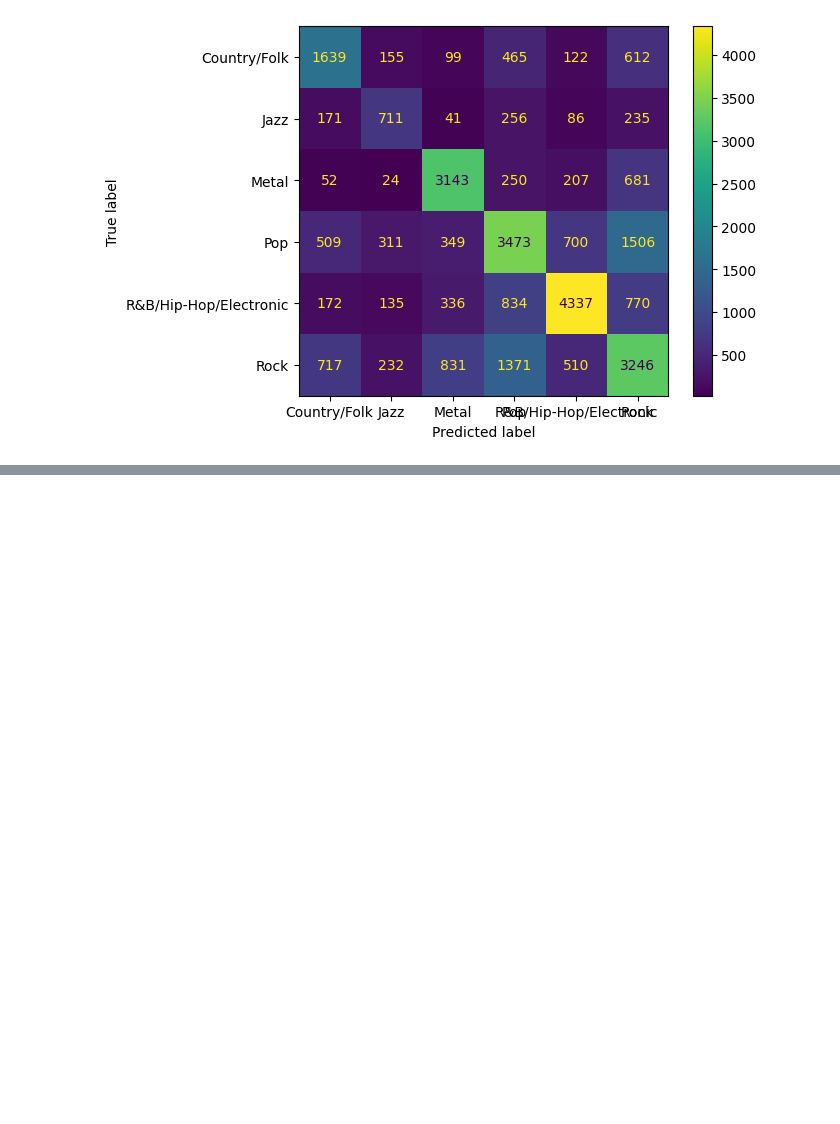
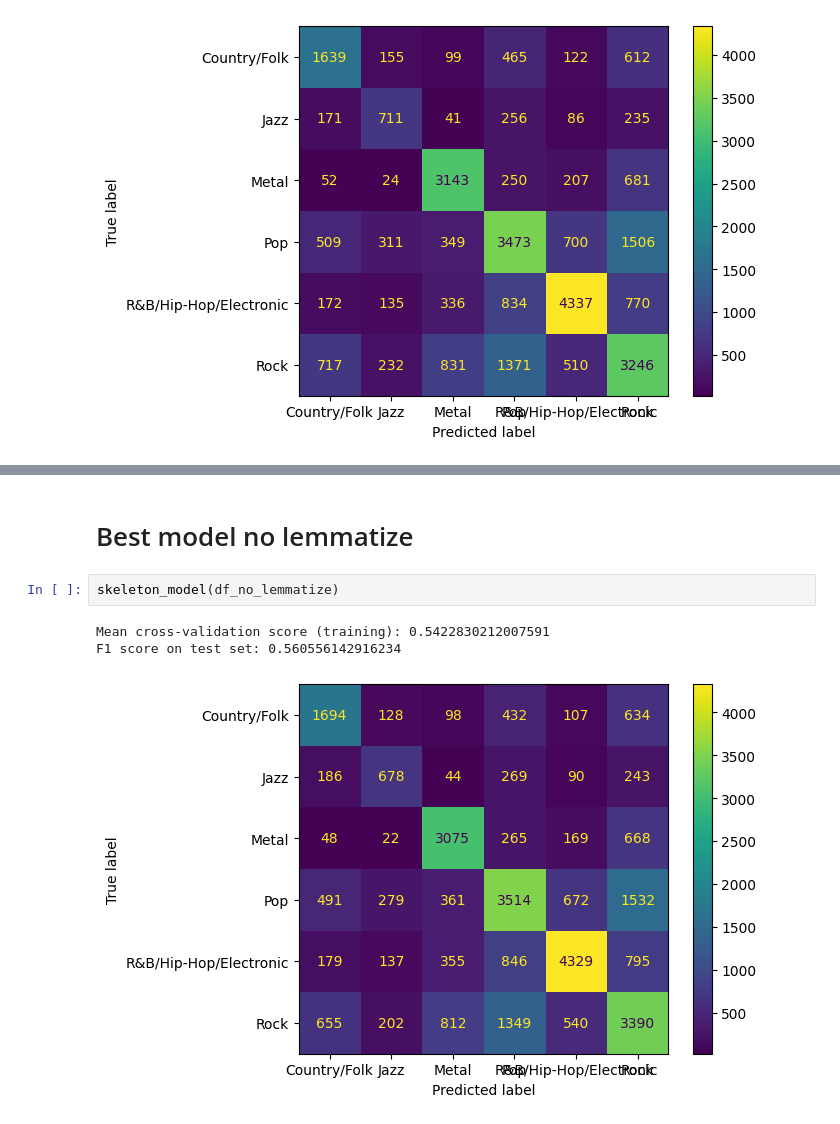
Before and after one commit to palhart/nlp-project, a Jupyter notebook: src/logistic_regression.ipynb, the cells around one changed output, grey strips where cells are left out. Drawn from its saved outputs; the diff is of its cells as text; blank space fills up the shorter version.

```diff
--- a/src/logistic_regression.ipynb
+++ b/src/logistic_regression.ipynb
@@ -111,0 +175,8 @@ F1 score on test set: 0.5562079946161606
+# %% [markdown]
+# Best model no lemmatize
+# %%
+skeleton_model(df_no_lemmatize)
+# %% [output]
+Mean cross-validation score (training): 0.5422830212007591
+F1 score on test set: 0.560556142916234
+[figure, added]
```
Also changed, not shown: parts of 16 cells of this notebook, 2 other files.
